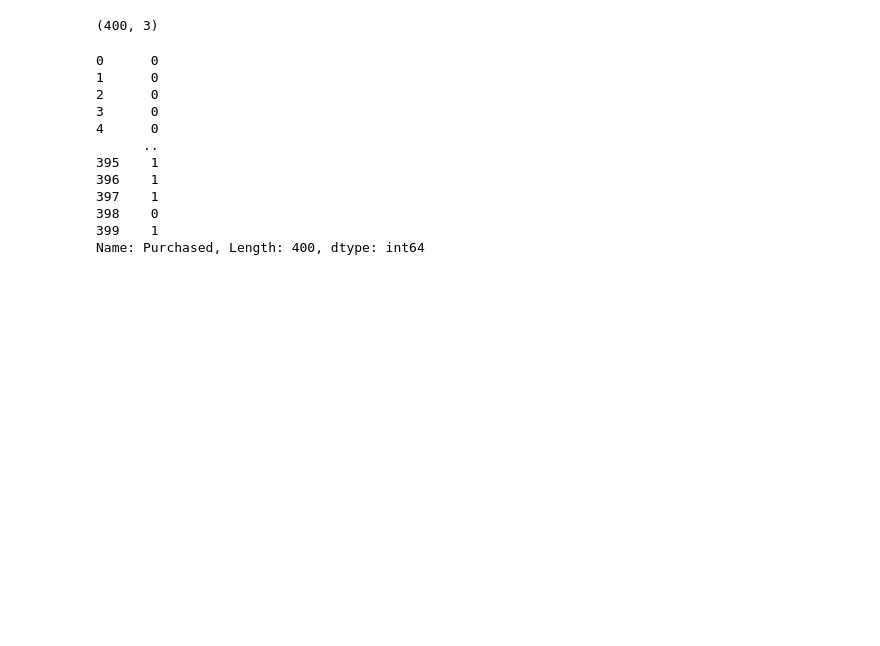
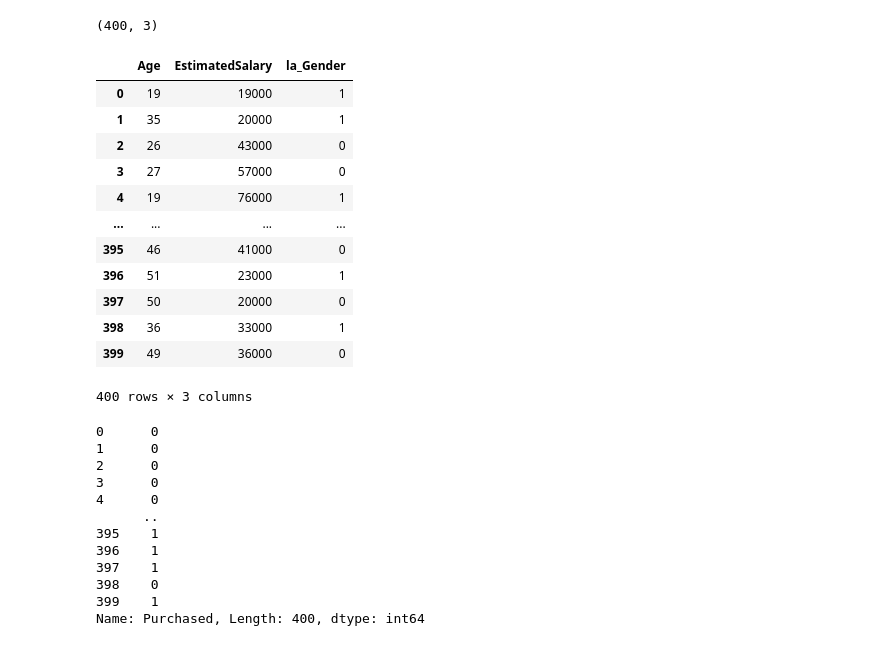
Before and after one commit to Sehajpannu01/ML_Models-Workshop, a Jupyter notebook: 3) Social_Network_Ads(KNN).ipynb, the cells around one changed output. Cells and saved outputs as stored; diff of their text form; code cells hidden in the pictures; blank space fills up the shorter version.

```diff
--- a/3) Social_Network_Ads(KNN).ipynb
+++ b/3) Social_Network_Ads(KNN).ipynb
@@ -120,6 +125,22 @@ X = columns
 X.shape
 # %% [output]
 (400, 3)
+# %%
+X
+# %% [output]
+|  | Age | EstimatedSalary | la_Gender |
+| 0 | 19 | 19000 | 1 |
+| 1 | 35 | 20000 | 1 |
+| 2 | 26 | 43000 | 0 |
+| 3 | 27 | 57000 | 0 |
+| 4 | 19 | 76000 | 1 |
+| ... | ... | ... | ... |
+| 395 | 46 | 41000 | 0 |
+| 396 | 51 | 23000 | 1 |
+| 397 | 50 | 20000 | 0 |
+| 398 | 36 | 33000 | 1 |
+| 399 | 49 | 36000 | 0 |
+400 rows × 3 columns
 # %%
 y = df.iloc[:,-2]
 # %%
```
Also changed, not shown: parts of 32 cells of this notebook, 4 other files.
